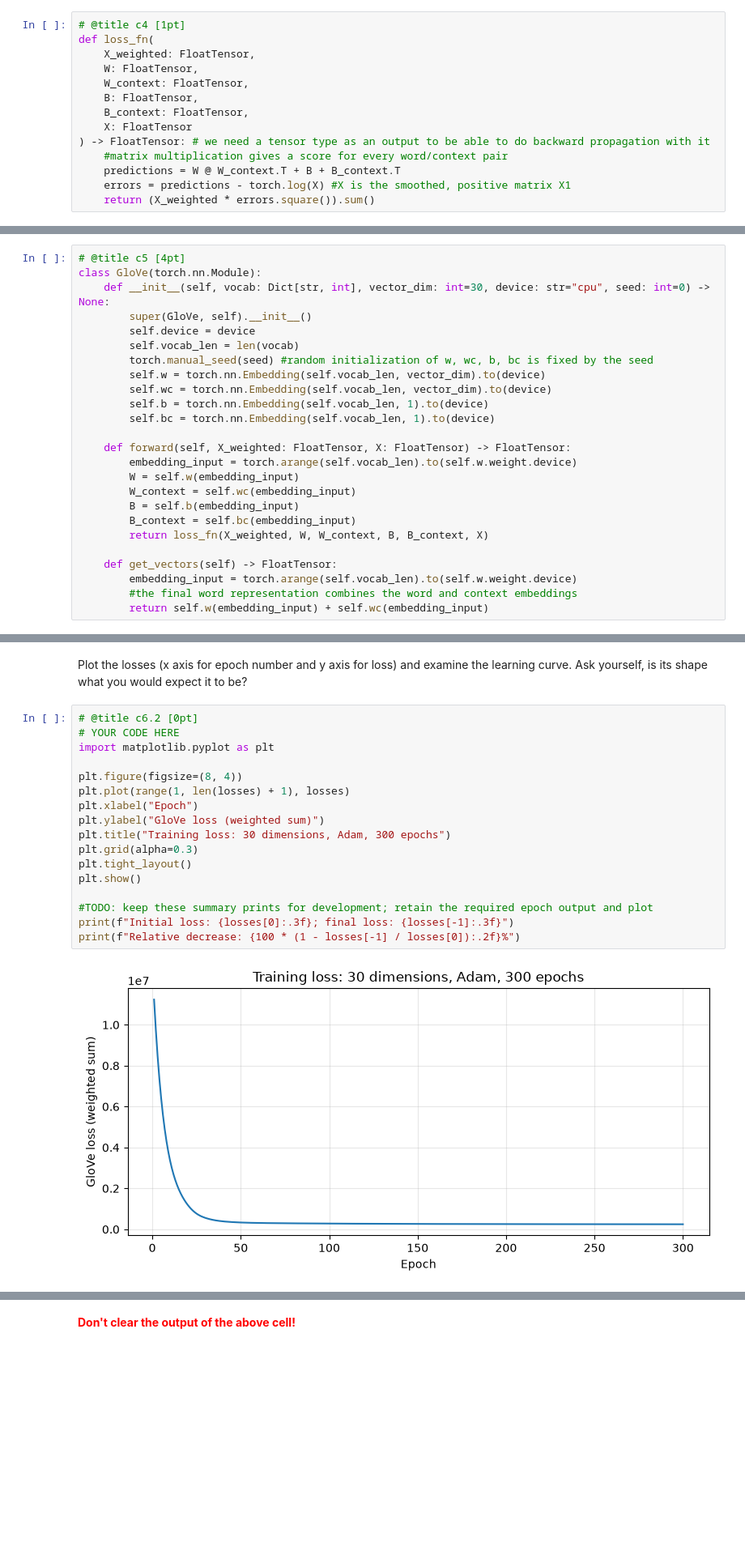
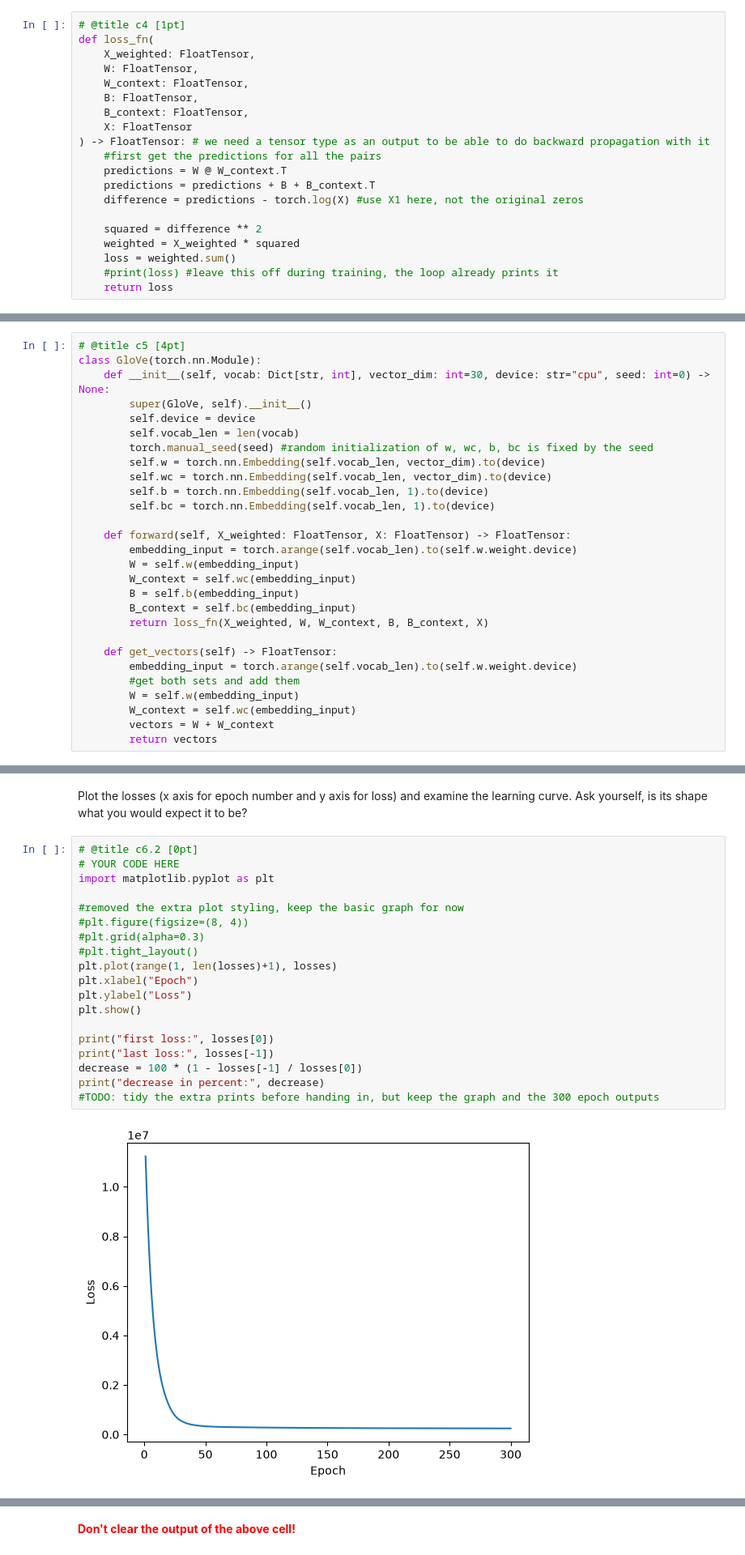
Before and after one commit to ChuangqiLee/uu_mlhvl_nlp_2026, a Jupyter notebook: mlhvl_group_48_assignment_2.ipynb, the cells around one changed output, grey strips where cells are left out. Shown at 81% size. Drawn from its saved outputs; the diff is of its cells as text; blank space fills up the shorter version.

Commit message:
Simplify stage 3-5 code and notes while preserving development output

```diff
--- a/mlhvl_group_48_assignment_2.ipynb
+++ b/mlhvl_group_48_assignment_2.ipynb
@@ -450,10 +472,16 @@ def loss_fn(
     B_context: FloatTensor,
     X: FloatTensor
 ) -> FloatTensor: # we need a tensor type as an output to be able to do backward propagation with it
-    #matrix multiplication gives a score for every word/context pair
-    predictions = W @ W_context.T + B + B_context.T
-    errors = predictions - torch.log(X) #X is the smoothed, positive matrix X1
-    return (X_weighted * errors.square()).sum()
+    #first get the predictions for all the pairs
+    predictions = W @ W_context.T
+    predictions = predictions + B + B_context.T
+    difference = predictions - torch.log(X) #use X1 here, not the original zeros
+
+    squared = difference ** 2
+    weighted = X_weighted * squared
+    loss = weighted.sum()
+    #print(loss) #leave this off during training, the loop already prints it
+    return loss
 # %% [markdown]
 Let's make sure that we are on a right track. For this we calculate the loss function with toy input: matrices are of size $2 \times 2$ while bias vectors of size $2 \times 1$. You can verify the answer manually and with your implementation of `loss_fn`.
 # %%
@@ -518,8 +546,11 @@ class GloVe(torch.nn.Module):
 
     def get_vectors(self) -> FloatTensor:
         embedding_input = torch.arange(self.vocab_len).to(self.w.weight.device)
-        #the final word representation combines the word and context embeddings
-        return self.w(embedding_input) + self.wc(embedding_input)
+        #get both sets and add them
+        W = self.w(embedding_input)
+        W_context = self.wc(embedding_input)
+        vectors = W + W_context
+        return vectors
 # %%
 # TEST c5
 assert GloVe(vocab, vector_dim=30, seed=0).w.num_embeddings == len(vocab)
@@ -593,19 +626,21 @@ Plot the losses (x axis for epoch number and y axis for loss) and examine the le
 # %%
 # @title c6.2 [0pt]
 # YOUR CODE HERE
 import matplotlib.pyplot as plt
 
-plt.figure(figsize=(8, 4))
-plt.plot(range(1, len(losses) + 1), losses)
+#removed the extra plot styling, keep the basic graph for now
+#plt.figure(figsize=(8, 4))
+#plt.grid(alpha=0.3)
+#plt.tight_layout()
+plt.plot(range(1, len(losses)+1), losses)
 plt.xlabel("Epoch")
-plt.ylabel("GloVe loss (weighted sum)")
-plt.title("Training loss: 30 dimensions, Adam, 300 epochs")
-plt.grid(alpha=0.3)
-plt.tight_layout()
+plt.ylabel("Loss")
 plt.show()
 
-#TODO: keep these summary prints for development; retain the required epoch output and plot
-print(f"Initial loss: {losses[0]:.3f}; final loss: {losses[-1]:.3f}")
-print(f"Relative decrease: {100 * (1 - losses[-1] / losses[0]):.2f}%")
+print("first loss:", losses[0])
+print("last loss:", losses[-1])
+decrease = 100 * (1 - losses[-1] / losses[0])
+print("decrease in percent:", decrease)
+#TODO: tidy the extra prints before handing in, but keep the graph and the 300 epoch outputs
 # %% [output]
-[figure, old version]
+[figure, new version]
```
Also changed, not shown: parts of 16 cells of this notebook.
